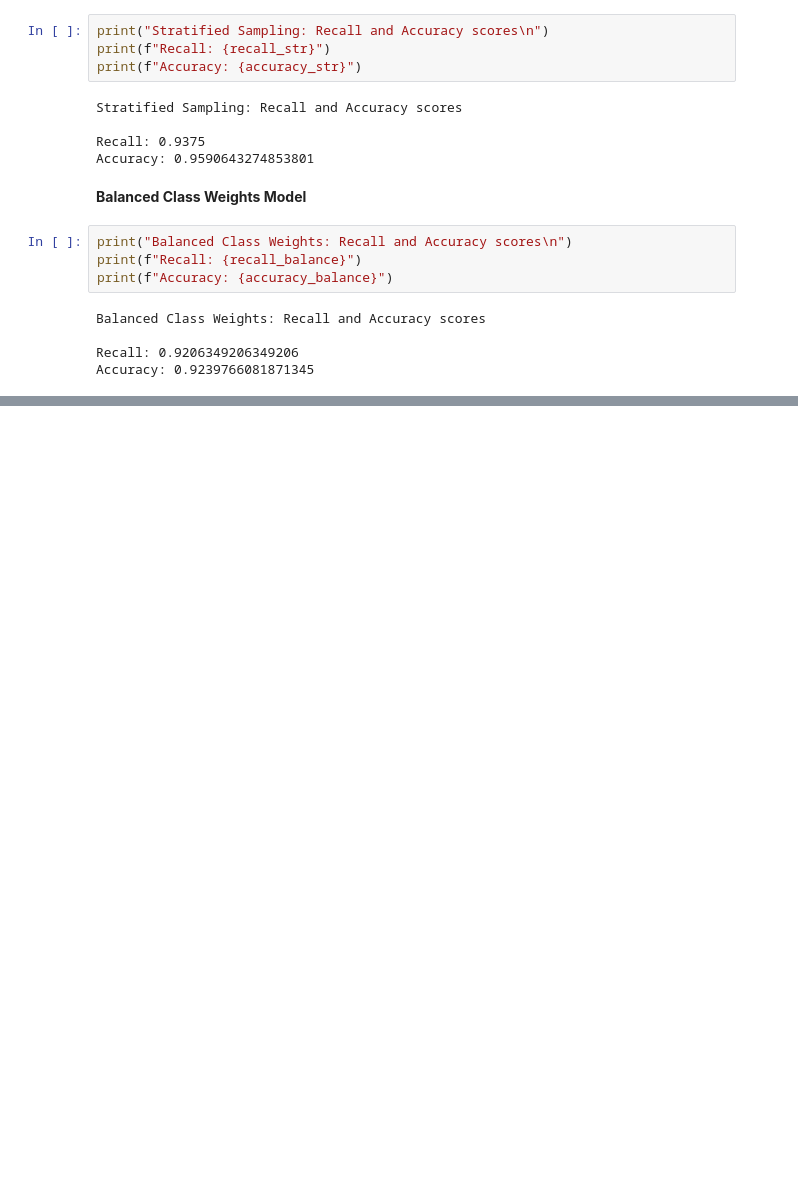
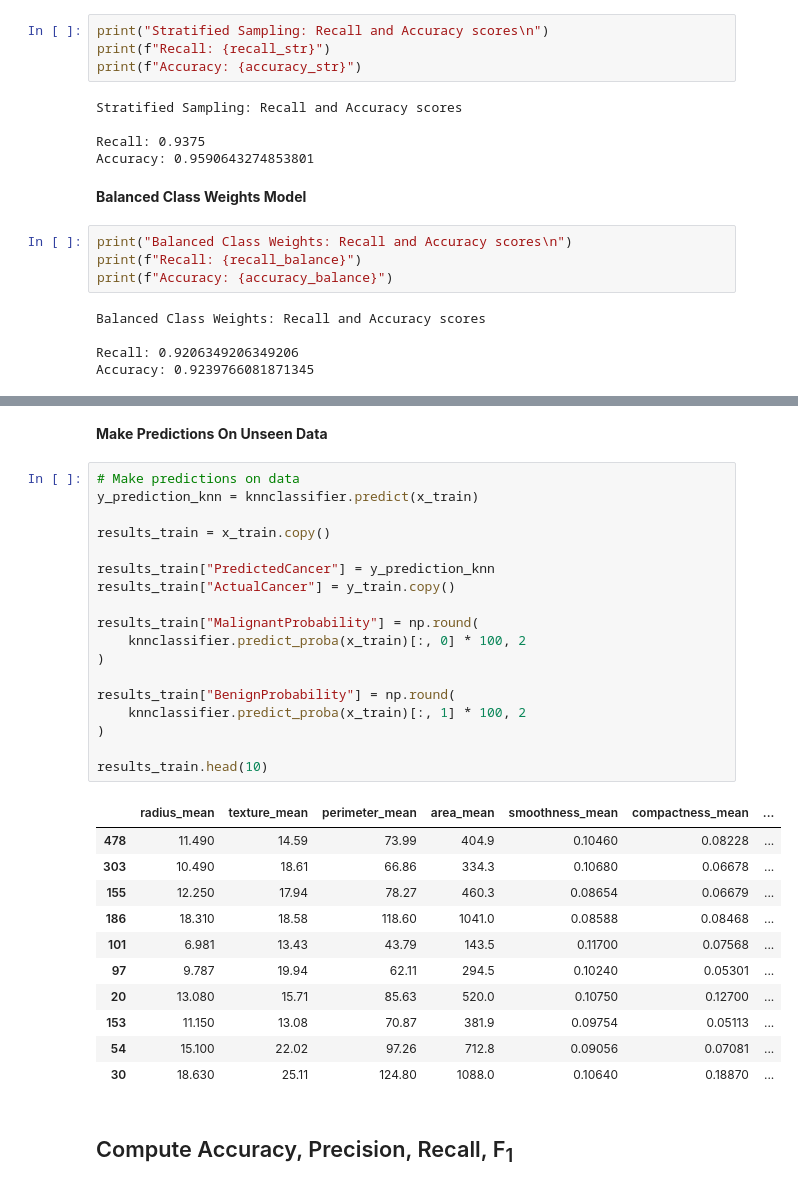
Before and after one commit to tyrantdavis/Logistic-Regression-Breast-Cancer, a Jupyter notebook: Logistic-Regression-Breast-Cancer.ipynb, the cells around one changed output, grey strips where cells are left out. Cells and saved outputs as stored; diff of their text form; blank space fills up the shorter version.

```diff
--- a/Logistic-Regression-Breast-Cancer.ipynb
+++ b/Logistic-Regression-Breast-Cancer.ipynb
@@ -686,0 +830,34 @@ Accuracy: 0.9239766081871345
+# %% [markdown]
+**Make Predictions On Unseen Data**
+# %%
+# Make predictions on data
+y_prediction_knn = knnclassifier.predict(x_train)
+
+results_train = x_train.copy()
+
+results_train["PredictedCancer"] = y_prediction_knn
+results_train["ActualCancer"] = y_train.copy()
+
+results_train["MalignantProbability"] = np.round(
+    knnclassifier.predict_proba(x_train)[:, 0] * 100, 2
+)
+
+results_train["BenignProbability"] = np.round(
+    knnclassifier.predict_proba(x_train)[:, 1] * 100, 2
+)
+
+results_train.head(10)
+# %% [output]
+|  | radius_mean | texture_mean | perimeter_mean | area_mean | smoothness_mean | compactness_mean | ... |
+| 478 | 11.490 | 14.59 | 73.99 | 404.9 | 0.10460 | 0.08228 | ... |
+| 303 | 10.490 | 18.61 | 66.86 | 334.3 | 0.10680 | 0.06678 | ... |
+| 155 | 12.250 | 17.94 | 78.27 | 460.3 | 0.08654 | 0.06679 | ... |
+| 186 | 18.310 | 18.58 | 118.60 | 1041.0 | 0.08588 | 0.08468 | ... |
+| 101 | 6.981 | 13.43 | 43.79 | 143.5 | 0.11700 | 0.07568 | ... |
+| 97 | 9.787 | 19.94 | 62.11 | 294.5 | 0.10240 | 0.05301 | ... |
+| 20 | 13.080 | 15.71 | 85.63 | 520.0 | 0.10750 | 0.12700 | ... |
+| 153 | 11.150 | 13.08 | 70.87 | 381.9 | 0.09754 | 0.05113 | ... |
+| 54 | 15.100 | 22.02 | 97.26 | 712.8 | 0.09056 | 0.07081 | ... |
+| 30 | 18.630 | 25.11 | 124.80 | 1088.0 | 0.10640 | 0.18870 | ... |
+# %% [markdown]
+## Compute Accuracy, Precision, Recall, F<sub>1</sub>
```
Also changed, not shown: parts of 27 cells of this notebook.
